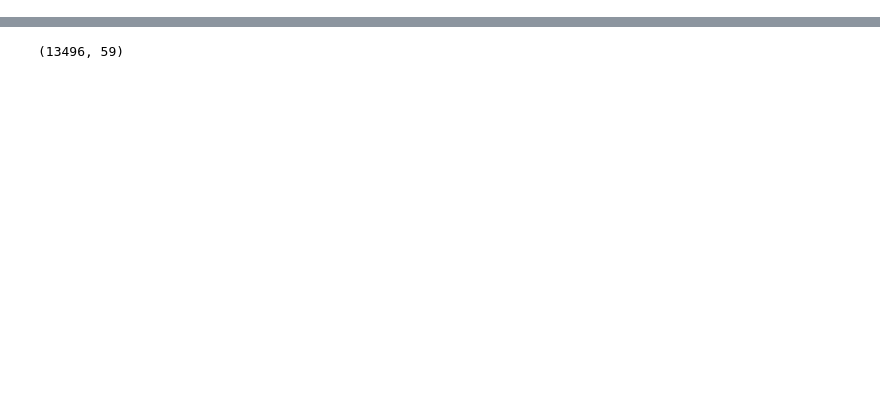
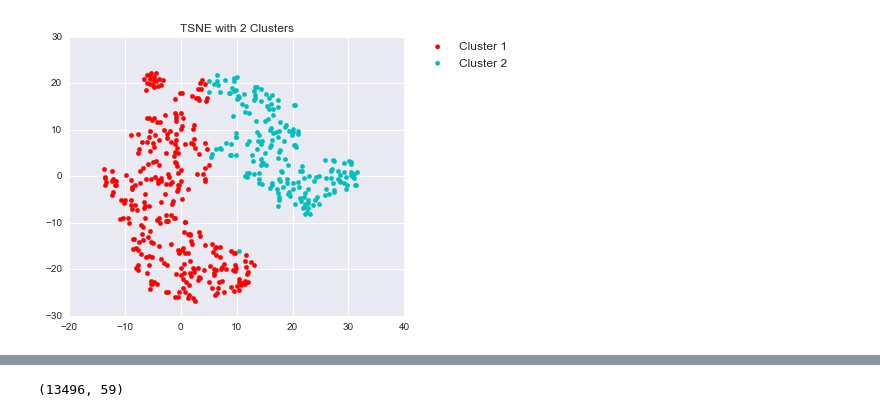
Before and after one commit to neb330/BlackHoles, a Jupyter notebook: Kmeans.ipynb, the cells around one changed output, grey strips where cells are left out. Saved outputs shown, nothing was run; the diff lists cells and outputs as text; code cells hidden in the pictures; blank space fills up the shorter version.

```diff
--- a/Kmeans.ipynb
+++ b/Kmeans.ipynb
@@ -14,0 +24,34 @@ import astropy.io.fits as fits
+# %%
+def cluster(num_clusters, df, normalize = False):
+
+    df = df.iloc[np.random.permutation(len(df))]
+    X = np.array(df)
+    if normalize:
+        X = preprocessing.normalize(X)
+    indexes = outputs.index.values
+
+    kmeans = KMeans(n_clusters=num_clusters, random_state=0, max_iter = 10000).fit(X)
+
+    tsne = TSNE(perplexity=30, n_components=2, init='pca')
+    low_dim = tsne.fit_transform(X[:500, :])
+
+    plot = []
+    for i in range(low_dim.shape[0]):
+        plot.append(low_dim[i,:])
+    plot_assignments = kmeans.labels_[:low_dim.shape[0]]
+    total_assignments = kmeans.labels_
+    clusters = [[] for i in range(num_clusters)]
+    index_per_cluster = [[] for i in range(num_clusters)]
+    for i, (item, clustNum) in enumerate(zip(plot,plot_assignments)):
+        clusters[clustNum].append(item)
+    for (index, clustNum) in zip(indexes, total_assignments):
+        index_per_cluster[clustNum].append(index)
+    colors = list("rcbgmyk")
+    plt.figure(figsize=(6,5))
+    for (i,cluster) in enumerate(clusters):
+        plt.scatter([item[0] for item in cluster],[item[1] for item in cluster], color= colors[i % len(colors)], label = ("Cluster %d" %(i+1)))
+    plt.title("TSNE with %d Clusters" % num_clusters, fontsize = 12)
+    plt.legend(bbox_to_anchor=(1.05, 1), loc=2, borderaxespad=0., fontsize = 12)
+    plt.show()
+    #colors[i % len(colors)]
+    return index_per_cluster
@@ -14,0 +101,4 @@ import astropy.io.fits as fits
+# %%
+indexes_outputs = cluster(2, outputs)
+# %% [output]
+[figure, added]
```
Also changed, not shown: parts of 37 cells of this notebook.
